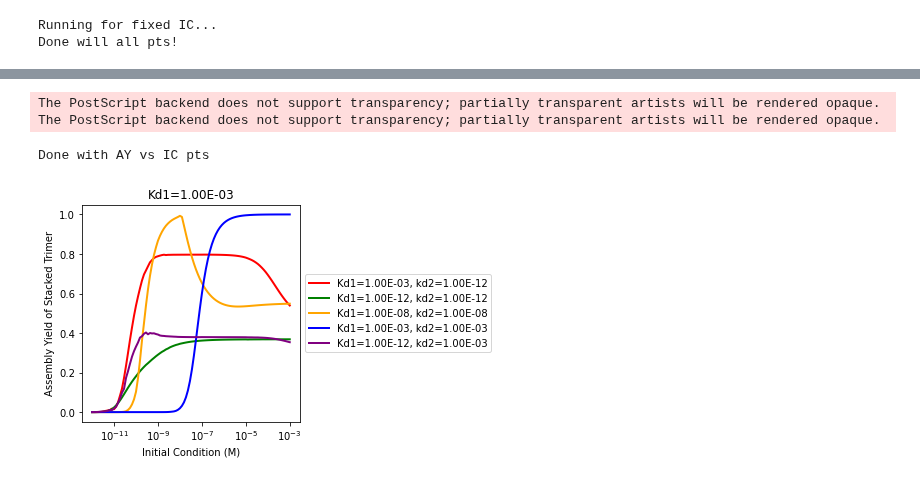
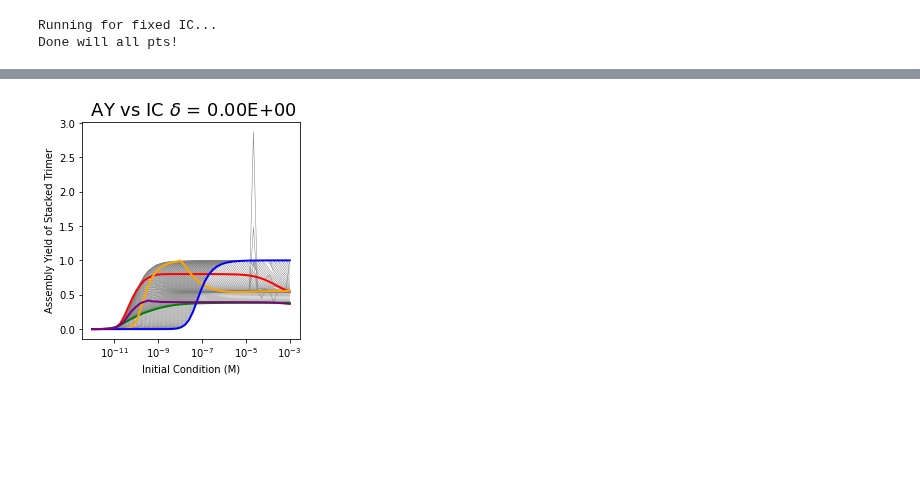
Before and after one commit to llagunes-324B21/Persephone_SR, a Jupyter notebook: July_2022/LL_SR_07_2022.ipynb, the cells around one changed output, grey strips where cells are left out. Cells and saved outputs as stored; diff of their text form; code cells hidden in the pictures; blank space fills up the shorter version.

Commit message:
plots almost done, still need to fix AY vs IC in vitro -LL

```diff
--- a/July_2022/LL_SR_07_2022.ipynb
+++ b/July_2022/LL_SR_07_2022.ipynb
@@ -719,62 +729,86 @@ Running for fixed IC...
 Done will all pts!
 # %%
 # ---------------------------------------------------
-# --- Plot AY vs IC no synth/deg---
+# --- AY vs IC no synth/deg---
 # ---------------------------------------------------
-
-# calculate the AY for increasing IC with various Kd2 values
-# Koan's values
 
 # --- PARAMETERS ---
 # List of fixed parameters
 kOn = 10**6
+IC_val = 4*10**-6;
 δ = 0 # degradation rate parameter
-Q = 0 # synthesis rate parameter
+Q = δ*IC_val # synthesis rate parameter
 # other parameters
 tEnd = 86400 # 24hrs
-t = np.linspace(0,tEnd,2000)
+tPts = 2000; t = np.linspace(0,tEnd,tPts)
 
 # make vector of all IC to consider
-nICpts=100;
-minDeg_IC = -12; maxDeg_IC = -3;
+nICpts=50; minDeg_IC = -12; maxDeg_IC = -3;
 
 print("Working on AY vs IC...")
+
 # RED
 # --- kd1 = 10^-3 & kd2 = 10^-12 ---
 # Binding strengths
-kd1 = 10**-3
-kd2 = 10**-12
+print("Red")
+kd1 = 10**-3 ; kd2 = 10**-12
 kd1_1 = kd1; kd2_1= kd2;
-allAY_ICs = calcAYvsIC(minDeg_IC, maxDeg_IC, nICpts)
+allAY_ICs = calc_AYvsIC_synthDeg(minDeg_IC, maxDeg_IC, nICpts)
 allICs_1 = allAY_ICs[0]; AYvsIC_1=allAY_ICs[1]
 # GREEN
 # --- kd1 = 10^-12 & kd2 = 10^-12 ---
+print("Green")
 kd1 = 10**-12 ; kd2 = 10**-12
 kd1_2 = kd1; kd2_2= kd2;
-allAY_ICs = calcAYvsIC(minDeg_IC, maxDeg_IC, nICpts)
+allAY_ICs = calc_AYvsIC_synthDeg(minDeg_IC, maxDeg_IC, nICpts)
 allICs_2 = allAY_ICs[0]; AYvsIC_2=allAY_ICs[1]
 # ORANGE
 # --- kd1 = 10^-8 & kd2 = 10^-8 ---
+print("Orange")
 kd1 = 10**-8; kd2 = 10**-8
 kd1_3 = kd1; kd2_3= kd2;
-allAY_ICs = calcAYvsIC(minDeg_IC, maxDeg_IC, nICpts)
+allAY_ICs = calc_AYvsIC_synthDeg(minDeg_IC, maxDeg_IC, nICpts)
 allICs_3 = allAY_ICs[0]; AYvsIC_3=allAY_ICs[1]
 # BLUE
 # --- kd1 = 10^-3 & kd2 = 10^-3 ---
+print("Blue")
 kd1 = 10**-3; kd2 = 10**-3
 kd1_4 = kd1; kd2_4= kd2;
-allAY_ICs = calcAYvsIC(minDeg_IC, maxDeg_IC, nICpts)
+allAY_ICs = calc_AYvsIC_synthDeg(minDeg_IC, maxDeg_IC, nICpts)
 allICs_4 = allAY_ICs[0]; AYvsIC_4=allAY_ICs[1]
 # PURPLE
 # --- kd1 = 10^-12 & kd2 = 10^-3 ---
+print("Purple")
 kd1 = 10**-12; kd2 = 10**-3
 kd1_5 = kd1; kd2_5= kd2;
-allAY_ICs = calcAYvsIC(minDeg_IC, maxDeg_IC, nICpts)
+allAY_ICs = calc_AYvsIC_synthDeg(minDeg_IC, maxDeg_IC, nICpts)
 allICs_5 = allAY_ICs[0]; AYvsIC_5=allAY_ICs[1]
+
+# --- gray lines ----
+minKdDeg = -12; maxKdDeg = -3
+numPlots= 100
+allAYsIC=np.zeros((numPlots,nICpts))
+# define all the varibles that we will be sweeping through
+allKd1 = 10**np.linspace(minKdDeg,maxKdDeg,numPlots)
+allKd2 = 10**np.linspace(minKdDeg,maxKdDeg,numPlots)
+# store all tc's in a single matrix
+allAYsIC_sd = np.zeros((numPlots,nICpts))
+# for each run we need to get the AY tc
+for runN in range(0,numPlots):
+    if runN%10 == 0:
+        print("Run: ", runN)
+    kd1 = allKd1[runN] # binding affinity WITHIN rings (intra)
+    kd2 = allKd2[runN] # binding affinity BETWEEN rings (inter)
+    # now calc AY tc
+    allAY_ICs = calc_AYvsIC_synthDeg(minDeg_IC, maxDeg_IC, nICpts)
+    allICs_g = allAY_ICs[0]; AYvsIC_g=allAY_ICs[1]
+    # and store the AY tc
+    allAYsIC_sd[runN,:]=AYvsIC_g
 
 print("Done with AY vs IC pts")
 
-# --- now plot AY vs IC ---
+# --- Now plot curve ---
+delta_val_format = format(δ_main,'.2E');
 kd1_format_1 = format(kd1_1,'.2E');kd2_format_1 = format(kd2_1,'.2E')
 kd1_format_2 = format(kd1_2,'.2E');kd2_format_2 = format(kd2_2,'.2E')
 kd1_format_3 = format(kd1_3,'.2E');kd2_format_3 = format(kd2_3,'.2E')
@@ -784,22 +818,23 @@ kd1_format_5 = format(kd1_5,'.2E');kd2_format_5 = format(kd2_5,'.2E')
 fig = plt.figure()
 ax = fig.add_subplot(111)
 
+for runN in range(0,numPlots):
+    plt.semilogx(allICs_1,allAYsIC_sd[runN,:],'-', color = 'gray',linewidth=0.5)
+
 fig2 = plt.semilogx(allICs_1,AYvsIC_1,'r-',linewidth=2)
 fig2 = plt.semilogx(allICs_2,AYvsIC_2,'g-',linewidth=2)
 fig2 = plt.semilogx(allICs_3,AYvsIC_3,'-',linewidth=2, color='orange')
 fig2 = plt.semilogx(allICs_4,AYvsIC_4,'b-',linewidth=2)
 fig2 = plt.semilogx(allICs_5,AYvsIC_5,'-',linewidth=2, color='purple')
 
-plt.title("Kd1="+kd1_format_1)
+#plt.axis((x1,x2,0,1))
+plt.title( " AY vs IC $\delta$ = " +delta_val_format, fontsize=18)
 plt.xlabel('Initial Condition (M)')
 plt.ylabel('Assembly Yield of Stacked Trimer')
-plt.legend(["Kd1="+kd1_format_1+", kd2=" +kd2_format_1,
-            "Kd1="+kd1_format_2+", kd2=" +kd2_format_2,
-            "Kd1="+kd1_format_3+", kd2=" +kd2_format_3,
-            "Kd1="+kd1_format_4+", kd2=" +kd2_format_4,
-            "Kd1="+kd1_format_5+", kd2=" +kd2_format_5],loc='center left', bbox_to_anchor=(1, 0.5))
-
+#plt.legend(["Kd1="+kd1_format_1+", kd2=" +kd2_format_1, "Kd1="+kd1_format_2+", kd2=" +kd2_format_2, "Kd1="+kd1_format_3+", kd2=" +kd2_format_3,  "Kd1="+kd1_format_4+", kd2=" +kd2_format_4, "Kd1="+kd1_format_5+", kd2=" +kd2_format_5],loc='center left', bbox_to_anchor=(1, 0.5))
+#plt.show()
+#plt.tight_layout()
 ax.set_aspect(1./ax.get_data_ratio())
-plt.savefig('LL_SR_AYvsIC_n100_'+today+'.eps')
+plt.savefig('LL_SR_AYvsIC_sd_'+today+'.eps')
 # %% [output]
 Working on AY vs IC...
@@ -806,4 +857 @@ Working on AY vs IC...
-The PostScript backend does not support transparency; partially transparent artists will be rendered opaque.
-The PostScript backend does not support transparency; partially transparent artists will be rendered opaque.
-Done with AY vs IC pts
-[figure, old version]
+[figure, new version]
```
Also changed, not shown: parts of 3 cells of this notebook.
